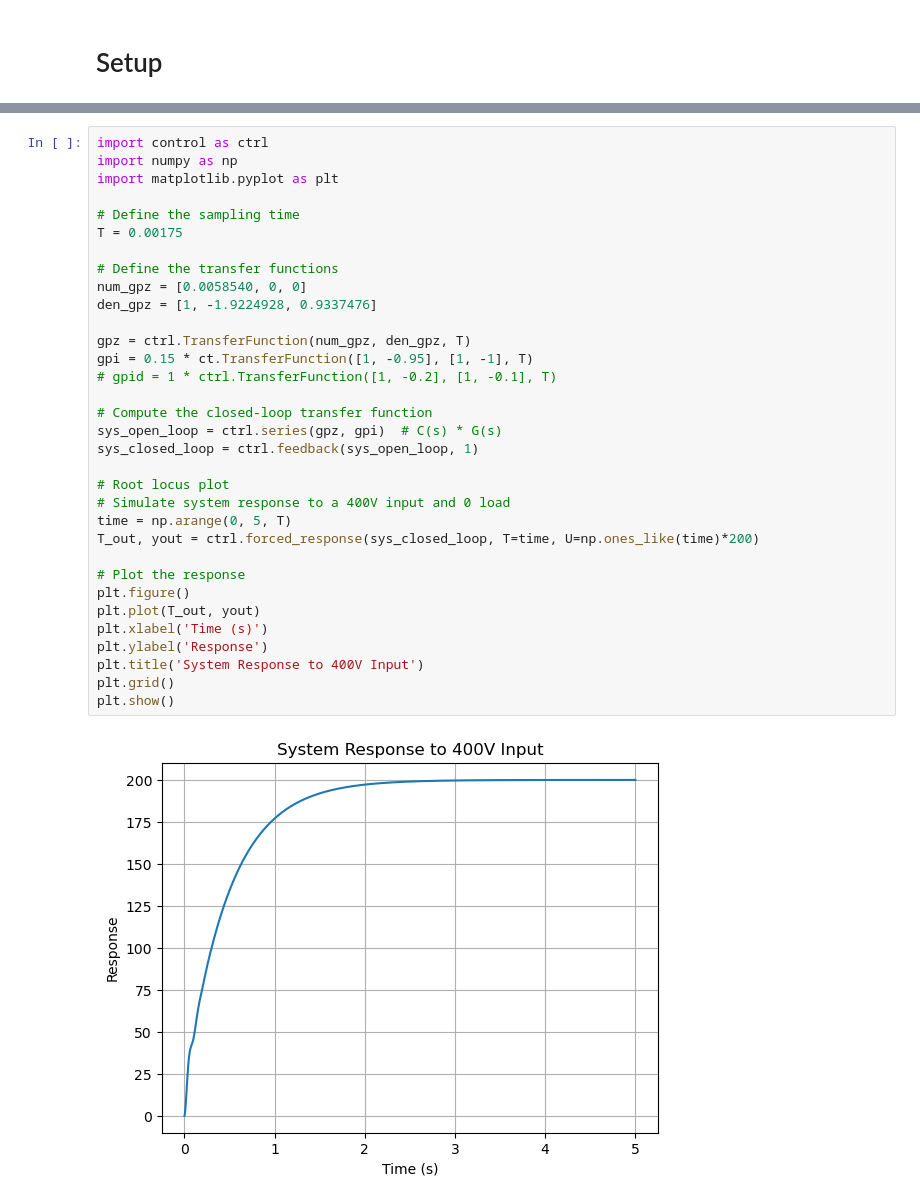
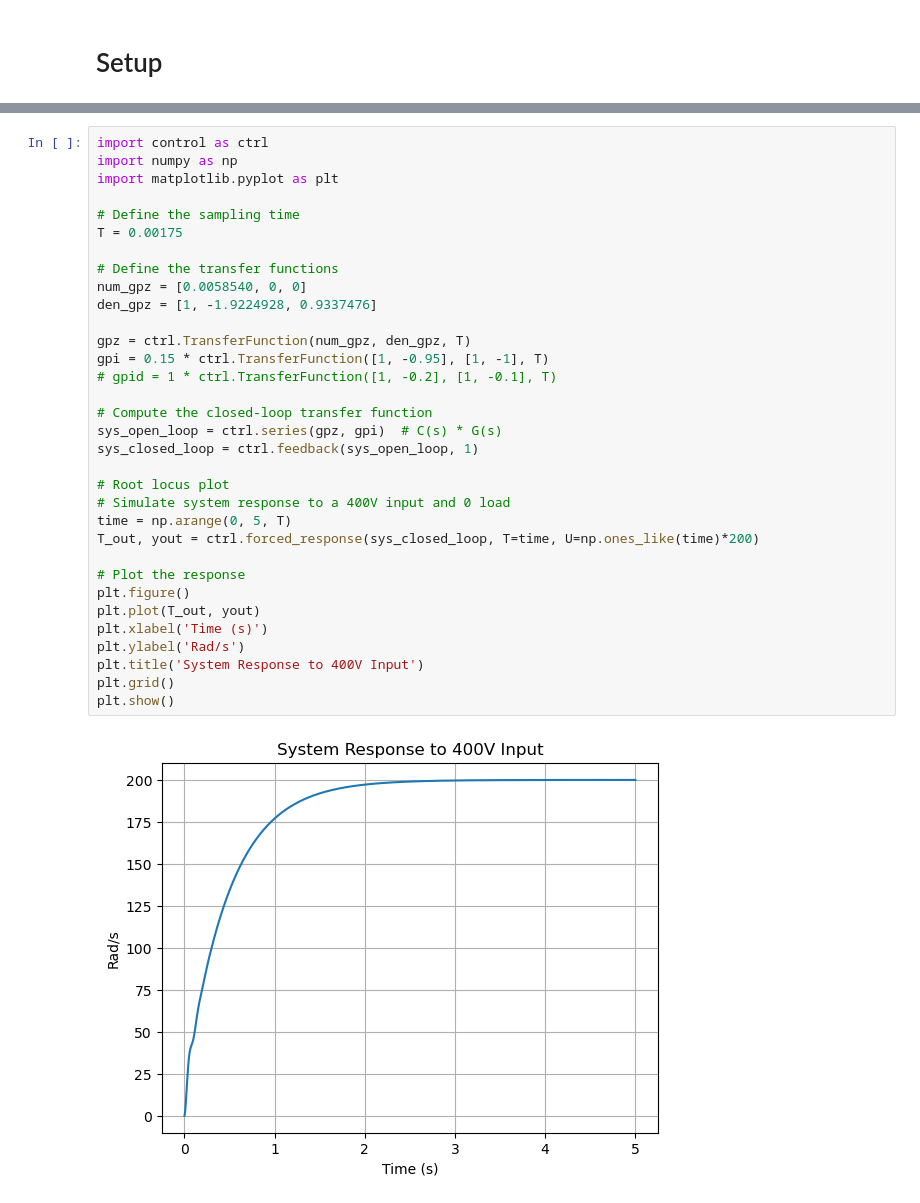
Before and after one commit to Nielo-47/ICA, a Jupyter notebook: fuzzy_dc_motor.ipynb, the cells around one changed output, grey strips where cells are left out. Saved outputs shown, nothing was run; the diff lists cells and outputs as text.

```diff
--- a/fuzzy_dc_motor.ipynb
+++ b/fuzzy_dc_motor.ipynb
@@ -22,33 +22,33 @@ import control as ctrl
 import numpy as np
 import matplotlib.pyplot as plt
 
 # Define the sampling time
 T = 0.00175
 
 # Define the transfer functions
 num_gpz = [0.0058540, 0, 0]
 den_gpz = [1, -1.9224928, 0.9337476]
 
 gpz = ctrl.TransferFunction(num_gpz, den_gpz, T)
-gpi = 0.15 * ct.TransferFunction([1, -0.95], [1, -1], T)
+gpi = 0.15 * ctrl.TransferFunction([1, -0.95], [1, -1], T)
 # gpid = 1 * ctrl.TransferFunction([1, -0.2], [1, -0.1], T)
 
 # Compute the closed-loop transfer function
 sys_open_loop = ctrl.series(gpz, gpi)  # C(s) * G(s)
 sys_closed_loop = ctrl.feedback(sys_open_loop, 1)
 
 # Root locus plot
 # Simulate system response to a 400V input and 0 load
 time = np.arange(0, 5, T)
 T_out, yout = ctrl.forced_response(sys_closed_loop, T=time, U=np.ones_like(time)*200)
 
 # Plot the response
 plt.figure()
 plt.plot(T_out, yout)
 plt.xlabel('Time (s)')
-plt.ylabel('Response')
+plt.ylabel('Rad/s')
 plt.title('System Response to 400V Input')
 plt.grid()
 plt.show()
 # %% [output]
-[figure, old version]
+[figure, new version]
```
Also changed, not shown: parts of 6 cells of this notebook, 1 other file.
